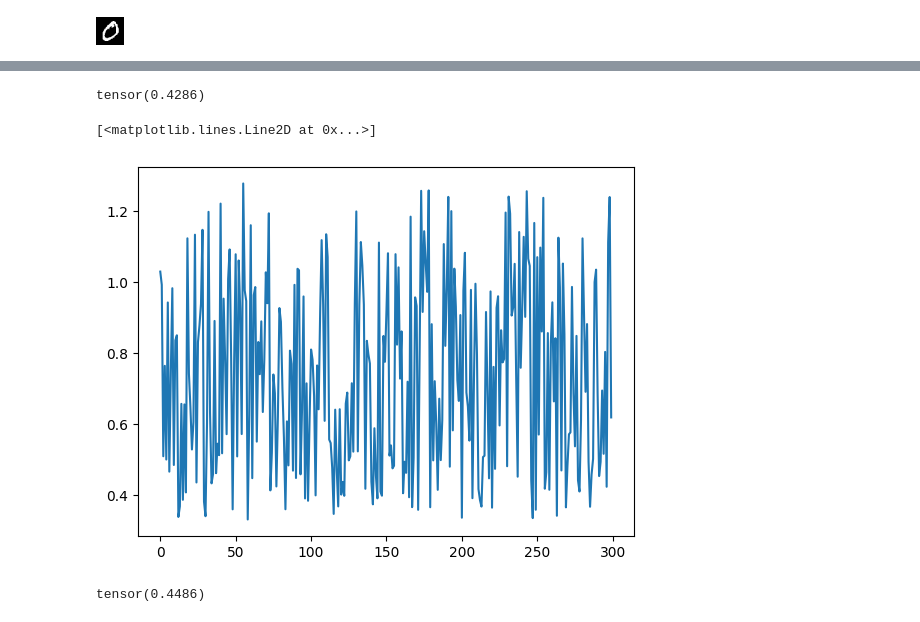
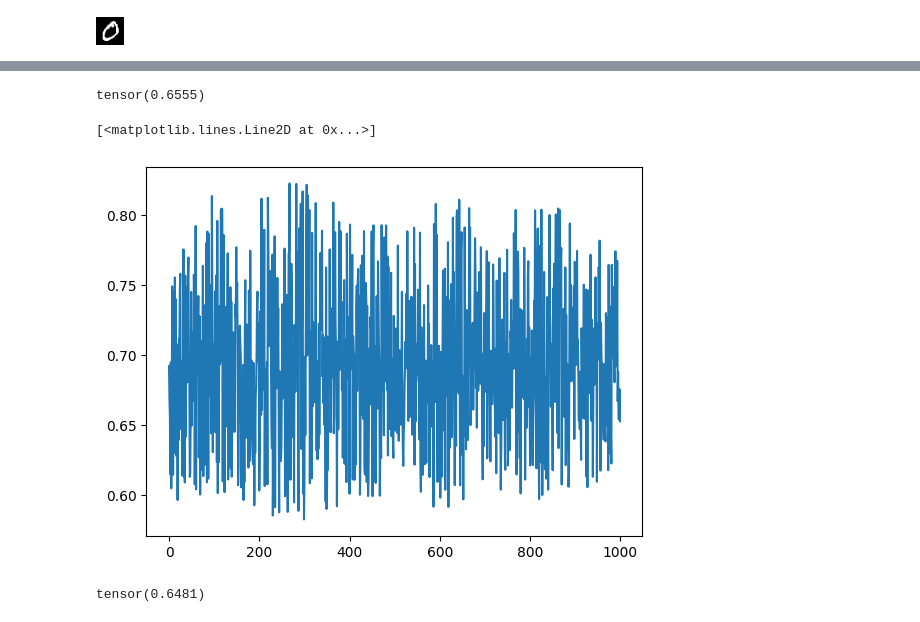
Before and after one commit to qiboteam/qiboml, a Jupyter notebook: tutorials/binary_mnist.ipynb, the cells around one changed output, grey strips where cells are left out. Cells and saved outputs as stored; diff of their text form; code cells hidden in the pictures.

```diff
--- a/tutorials/binary_mnist.ipynb
+++ b/tutorials/binary_mnist.ipynb
@@ -45,7 +45,7 @@ class ImageEncoder(nn.Module):
         return x
 
 
-img_encoder = ImageEncoder()
+img_encoder = ImageEncoder().double()
 # %%
 import numpy as np
 from qibo import set_backend, Circuit, gates
@@ -75,7 +75,7 @@ for _ in range(2):
     for q in (0,1):
         circuit.add(gates.RY(q, theta=np.random.randn() * np.pi))
         circuit.add(gates.RZ(q, theta=np.random.randn() * np.pi))
-    circuit.add(gates.CNOT(0,1))
+    #circuit.add(gates.CNOT(0,1))
 circuit.draw()
 
 # and finally we need a decoder to decode the quantum
@@ -84,7 +84,7 @@ circuit.draw()
 
 # for this we need to define the observable we wish to
 # measure
-observable = SymbolicHamiltonian(Z(0) * Z(1), nqubits=2)
+observable = SymbolicHamiltonian(3 * Z(0) * Z(1), nqubits=2)
 # and then construct the expectation decoder
 decoding = Expectation(nqubits=2, observable=observable, analytic=True)
 
@@ -107,33 +107,34 @@ model = nn.Sequential(
 from torcheval.metrics.functional import binary_f1_score
 
 with torch.no_grad():
-    predictions = torch.as_tensor([F.sigmoid(model(x.float().unsqueeze(0))) for x in data])
+    predictions = torch.as_tensor([F.sigmoid(model(x.double().unsqueeze(0))) for x in data])
     print(binary_f1_score(predictions, targets))
 # %% [output]
-tensor(0.4286)
+tensor(0.6555)
 # %%
 import matplotlib.pyplot as plt
 from torch.optim import Adam
 
-optimizer = Adam(img_encoder.parameters())
+optimizer = Adam(model.parameters())
 losses = []
-for _ in range(3):
-    permutation = np.random.permutation(len(data))
+for _ in range(10):
+    permutation = torch.randperm(len(data))
     for x, y in zip(data[permutation], targets[permutation]):
         optimizer.zero_grad()
-        out = model(x.float().unsqueeze(0))
-        loss = F.binary_cross_entropy_with_logits(out, y.float().view(1,1))
+        out = model(x.double().unsqueeze(0))
+        #print(out)
+        loss = F.binary_cross_entropy_with_logits(out.view(1,), y.double().view(1,))
         loss.backward()
         optimizer.step()
         losses.append(loss.item())
 
 plt.plot(range(len(losses)), losses)
 # %% [output]
 [<matplotlib.lines.Line2D at 0x...>]
-[figure, old version]
+[figure, new version]
 # %%
 with torch.no_grad():
-    predictions = torch.as_tensor([F.sigmoid(model(x.float().unsqueeze(0))) for x in data])
+    predictions = torch.as_tensor([F.sigmoid(model(x.double().unsqueeze(0))) for x in data])
     print(binary_f1_score(predictions, targets))
 # %% [output]
-tensor(0.4486)
+tensor(0.6481)
```
Also changed, not shown: parts of 1 cell of this notebook.
